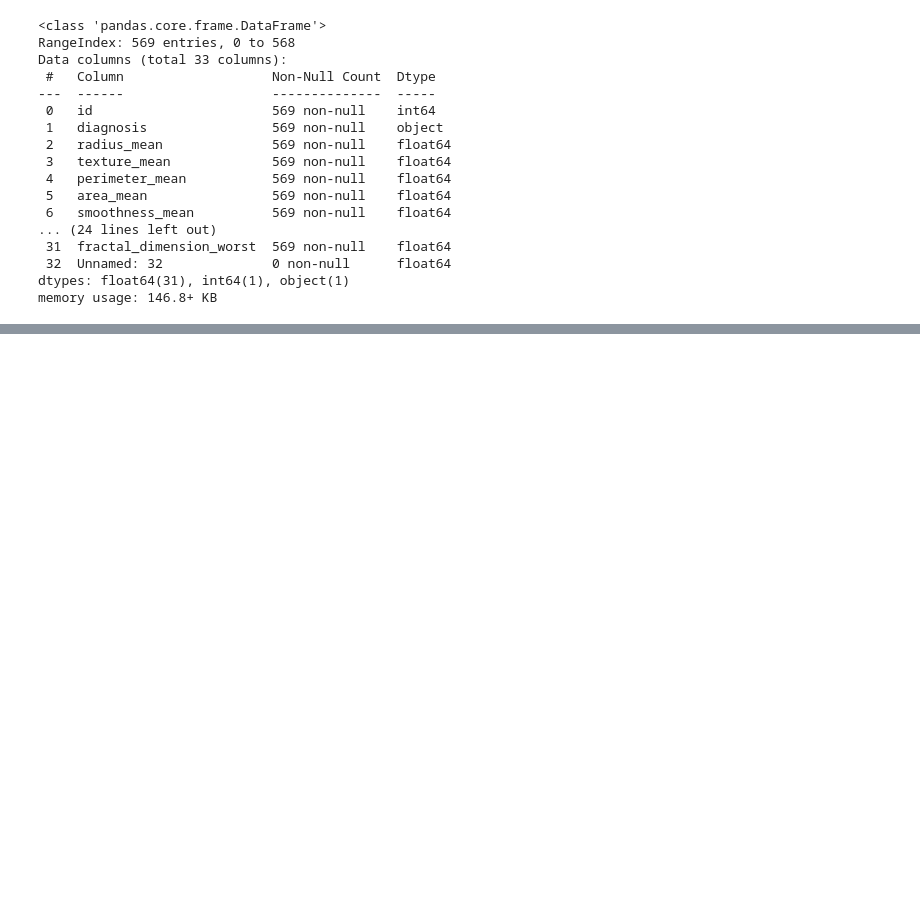
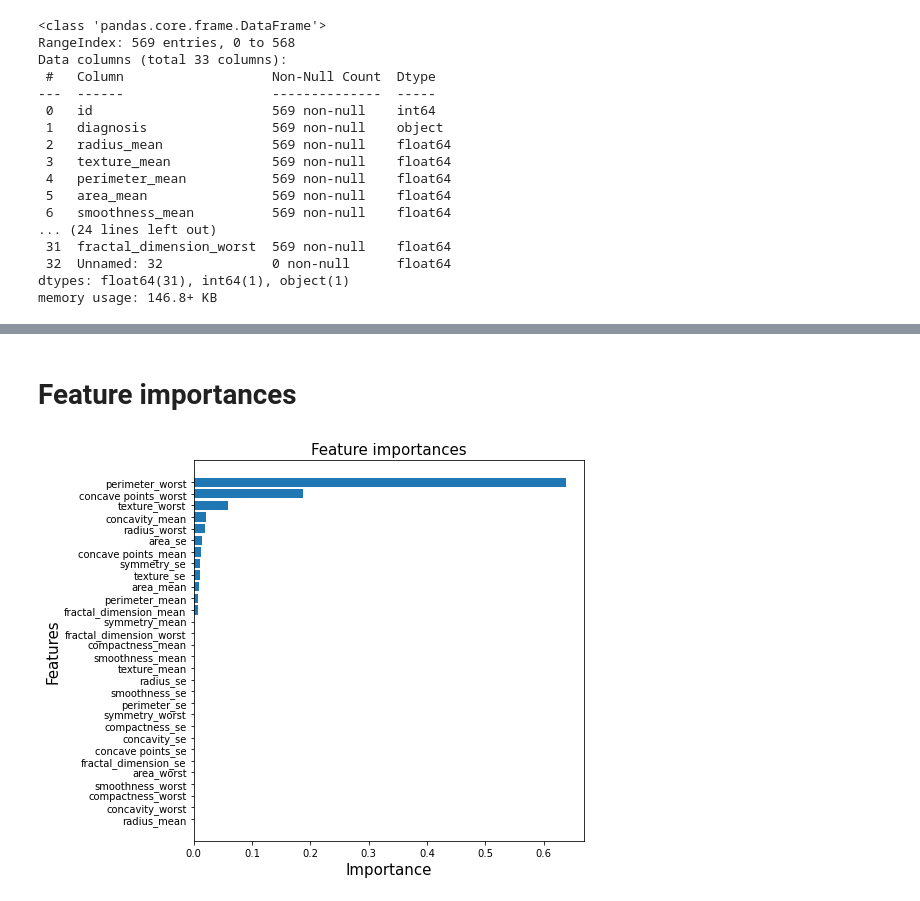
Before and after one commit to janburian/Semestralni_prace_ZSY, a Jupyter notebook: breast_cancer.ipynb, the cells around one changed output, grey strips where cells are left out. Cells and saved outputs as stored; diff of their text form; code cells hidden in the pictures; blank space fills up the shorter version.

```diff
--- a/breast_cancer.ipynb
+++ b/breast_cancer.ipynb
@@ -58,0 +91,15 @@ dataset.head()
+# %% [markdown]
+# Feature importances
+# %%
+tree_importances = model.feature_importances_
+indices = np.argsort(tree_importances)
+
+fig, ax = plt.subplots(figsize = (7,7))
+ax.barh(range(len(tree_importances)), tree_importances[indices])
+ax.set_yticks(range(len(tree_importances)))
+ax.set_title('Feature importances', fontsize=15)
+ax.set_xlabel('Importance', fontsize=15)
+ax.set_ylabel('Features', fontsize=15)
+ax.set_yticklabels(np.array(X_train.columns)[indices])
+# %% [output]
+[figure, added]
```
Also changed, not shown: parts of 12 cells of this notebook, 1 other file.
